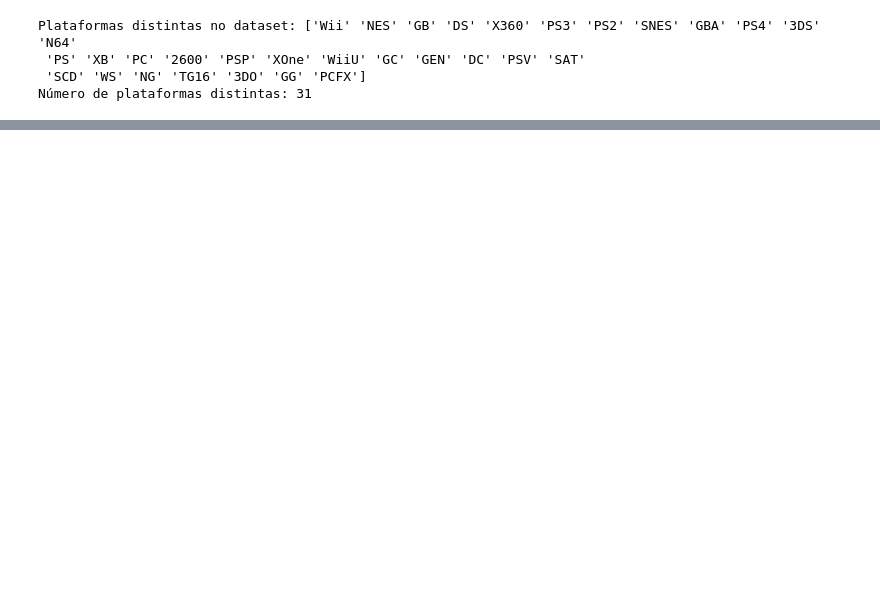
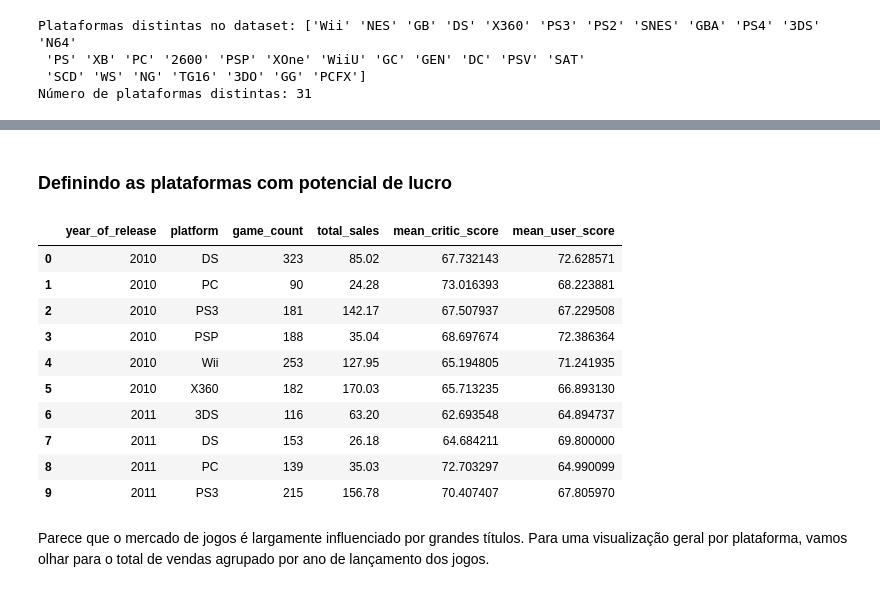
Before and after one commit to peperrone/mbads-sprint7-games, a Jupyter notebook: notebook.ipynb, the cells around one changed output, grey strips where cells are left out. Cells and saved outputs as stored; diff of their text form; code cells hidden in the pictures; blank space fills up the shorter version.

```diff
--- a/notebook.ipynb
+++ b/notebook.ipynb
@@ -647,0 +763,25 @@ fig.show()
+# %% [markdown]
+### Definindo as plataformas com potencial de lucro
+# %%
+# Agregando por plataforma e ano de lançamento para analisar a evolução das vendas por plataforma ao longo dos anos
+df_recent_by_platform = df_recent.groupby(['year_of_release', 'platform']).agg({
+    'name': 'count',
+    'total_sales': 'sum',
+    'critic_score': 'mean',
+    'user_score': 'mean'
+}).reset_index()
+
+df_recent_by_platform.rename(columns={'name': 'game_count', 'critic_score': 'mean_critic_score', 'user_score': 'mean_user_score'}, inplace=True)
+df_recent_by_platform.head(10)
+# %% [output]
+|  | year_of_release | platform | game_count | total_sales | mean_critic_score | mean_user_score |
+| 0 | 2010 | DS | 323 | 85.02 | 67.732143 | 72.628571 |
+| 1 | 2010 | PC | 90 | 24.28 | 73.016393 | 68.223881 |
+| 2 | 2010 | PS3 | 181 | 142.17 | 67.507937 | 67.229508 |
+| 3 | 2010 | PSP | 188 | 35.04 | 68.697674 | 72.386364 |
+| 4 | 2010 | Wii | 253 | 127.95 | 65.194805 | 71.241935 |
+| 5 | 2010 | X360 | 182 | 170.03 | 65.713235 | 66.893130 |
+| 6 | 2011 | 3DS | 116 | 63.20 | 62.693548 | 64.894737 |
+| 7 | 2011 | DS | 153 | 26.18 | 64.684211 | 69.800000 |
+| 8 | 2011 | PC | 139 | 35.03 | 72.703297 | 64.990099 |
+| 9 | 2011 | PS3 | 215 | 156.78 | 70.407407 | 67.805970 |
@@ -647,0 +803,2 @@ fig.show()
+# %% [markdown]
+Parece que o mercado de jogos é largamente influenciado por grandes títulos. Para uma visualização geral por plataforma, vamos olhar para o total de vendas agrupado por ano de lançamento dos jogos.
```
Also changed, not shown: parts of 16 cells of this notebook.
